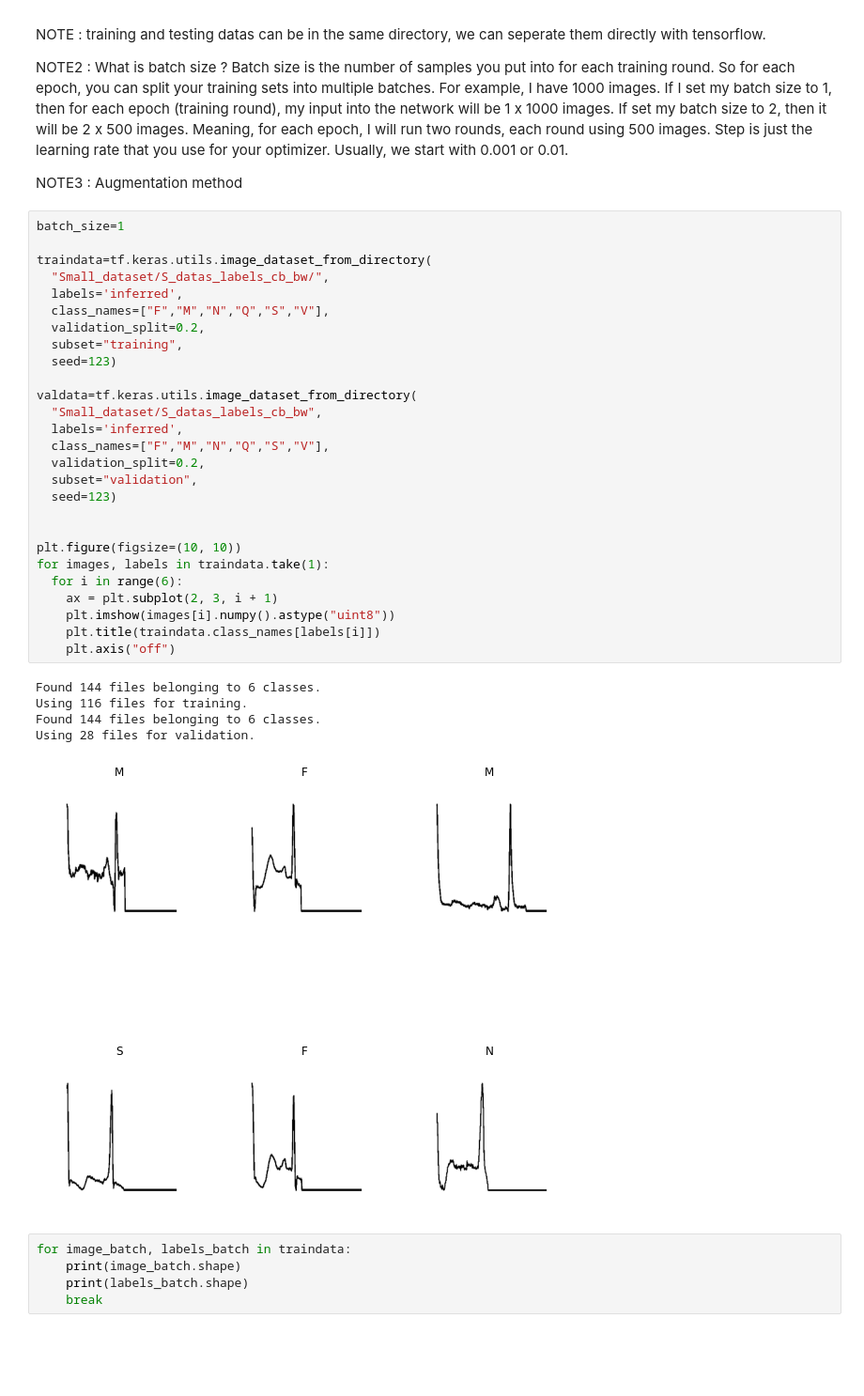
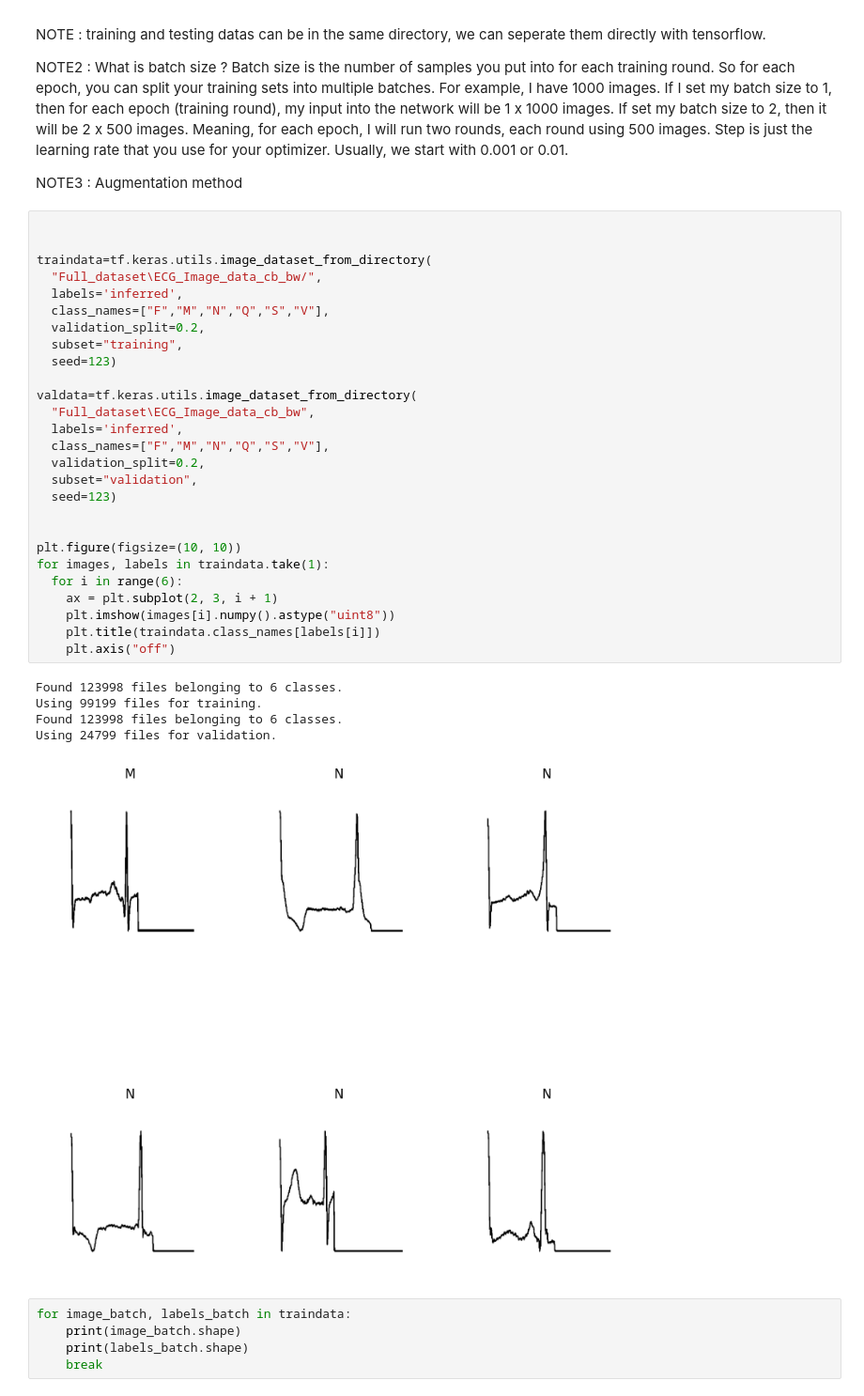
Before and after one commit to Henryk07/ESP3201_Project, a Jupyter notebook: neuralnetwork.ipynb, the cells around one changed output. Shown at 94% size. Saved outputs shown, nothing was run; the diff lists cells and outputs as text; blank space fills up the shorter version.

Commit message:
upoload the script for 6th training

```diff
--- a/neuralnetwork.ipynb
+++ b/neuralnetwork.ipynb
@@ -35,38 +35,38 @@ Usually, we start with 0.001 or 0.01.
 
 NOTE3 : Augmentation method
 # %%
-batch_size=1
+
 
 traindata=tf.keras.utils.image_dataset_from_directory(
-  "Small_dataset/S_datas_labels_cb_bw/",
+  "Full_dataset\ECG_Image_data_cb_bw/",
   labels='inferred',
   class_names=["F","M","N","Q","S","V"],
   validation_split=0.2,
   subset="training",
   seed=123)
 
 valdata=tf.keras.utils.image_dataset_from_directory(
-  "Small_dataset/S_datas_labels_cb_bw",
+  "Full_dataset\ECG_Image_data_cb_bw",
   labels='inferred',
   class_names=["F","M","N","Q","S","V"],
   validation_split=0.2,
   subset="validation",
   seed=123)
 
 
 plt.figure(figsize=(10, 10))
 for images, labels in traindata.take(1):
   for i in range(6):
     ax = plt.subplot(2, 3, i + 1)
     plt.imshow(images[i].numpy().astype("uint8"))
     plt.title(traindata.class_names[labels[i]])
     plt.axis("off")
 # %% [output]
-Found 144 files belonging to 6 classes.
-Using 116 files for training.
-Found 144 files belonging to 6 classes.
-Using 28 files for validation.
+Found 123998 files belonging to 6 classes.
+Using 99199 files for training.
+Found 123998 files belonging to 6 classes.
+Using 24799 files for validation.
-[figure, old version]
+[figure, new version]
 # %%
 for image_batch, labels_batch in traindata:
     print(image_batch.shape)
```
Also changed, not shown: parts of 2 cells of this notebook.
